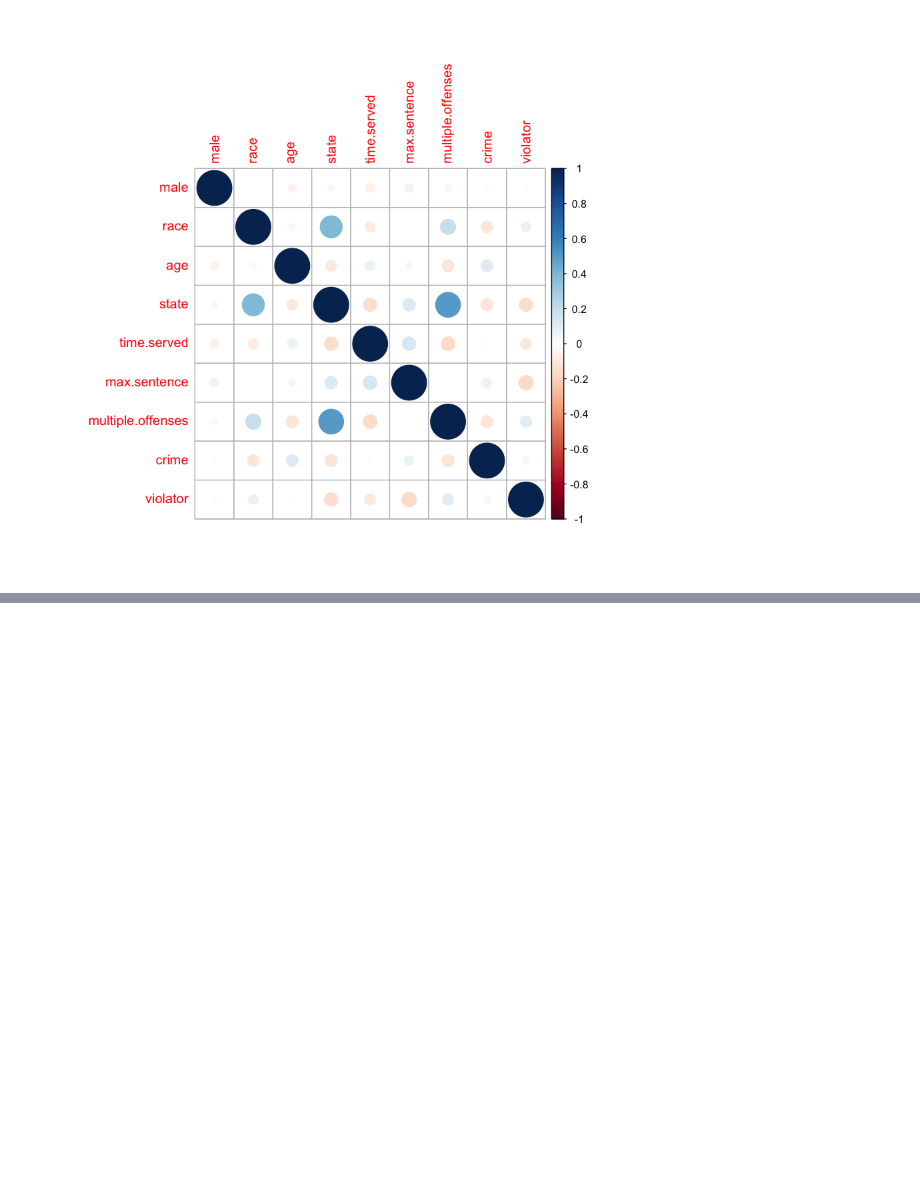
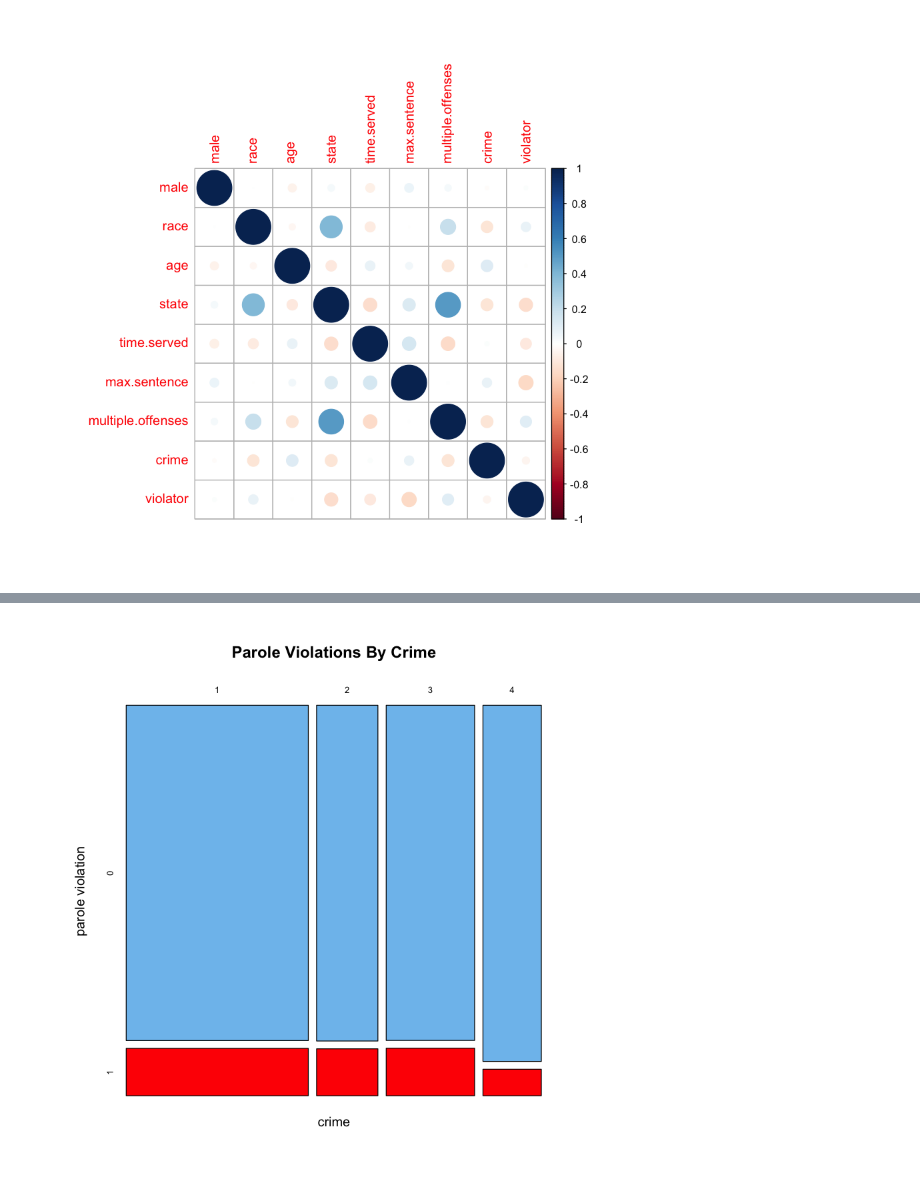
Before and after one commit to RDallavia/MITxDataAnalyticsEdge, a Jupyter notebook: LogisticRegression/ParoleViolators.ipynb, the cells around one changed output, grey strips where cells are left out. Saved outputs shown, nothing was run; the diff lists cells and outputs as text; code cells hidden in the pictures; blank space fills up the shorter version.

```diff
--- a/LogisticRegression/ParoleViolators.ipynb
+++ b/LogisticRegression/ParoleViolators.ipynb
@@ -113,0 +107,4 @@ integer(0)
+# %%
+mosaicplot(table(parole$crime, parole$violator), main = "Parole Violations By Crime", xlab="crime", ylab="parole violation", color=c("skyblue2", "red"))
+# %% [output]
+[figure, added]
```
Also changed, not shown: parts of 5 cells of this notebook.
